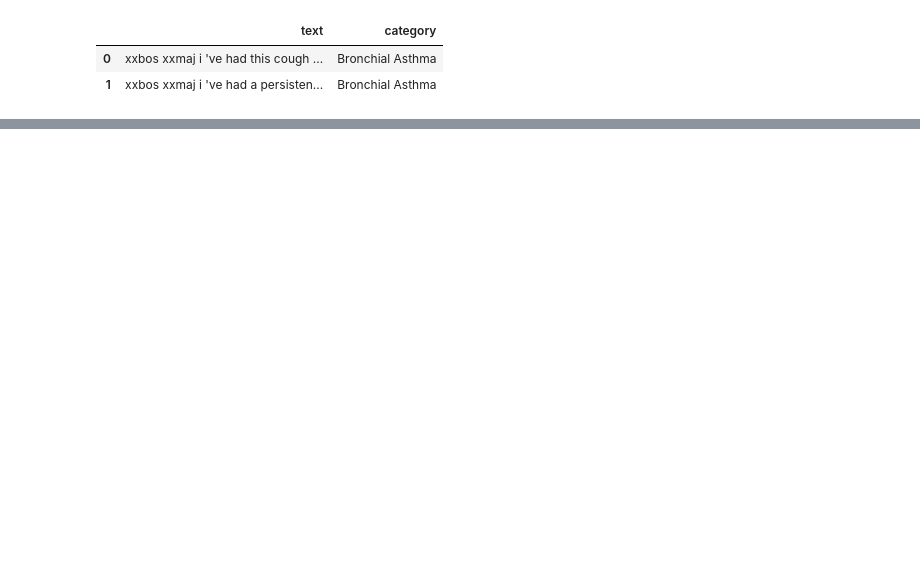
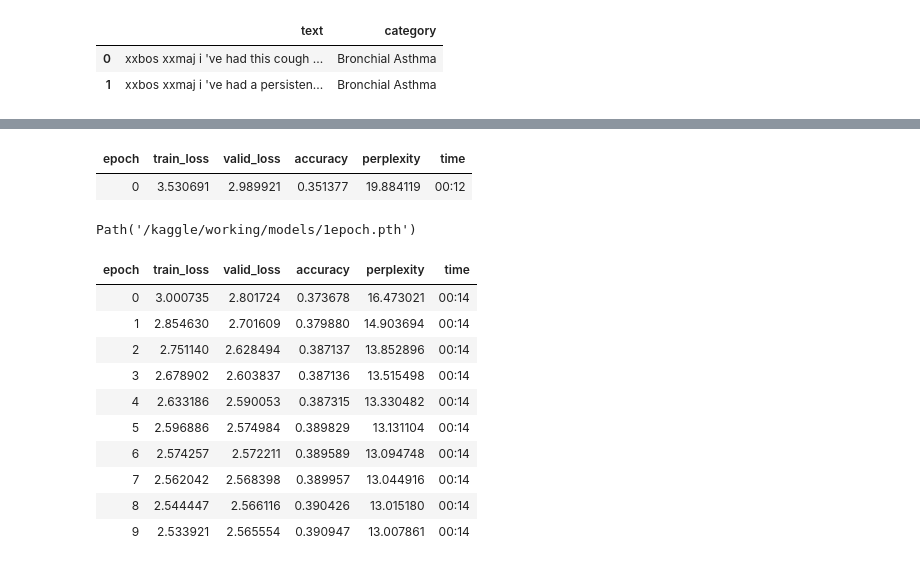
Before and after one commit to rubanzasilva/symptom_to_disease, a Jupyter notebook: symptom-disease.ipynb, the cells around one changed output, grey strips where cells are left out. Cells and saved outputs as stored; diff of their text form; code cells hidden in the pictures; blank space fills up the shorter version.

Commit message:
Kaggle Notebook | symptom_disease | Version 16

```diff
--- a/symptom-disease.ipynb
+++ b/symptom-disease.ipynb
@@ -494,0 +567,7 @@ dls.show_batch(max_n=2)
+# %%
+learn = language_model_learner(dls_lm, AWD_LSTM, metrics=[accuracy, Perplexity()], path=path_lm, wd=0.1).to_fp16()
+# %%
+learn.fit_one_cycle(1, 1e-2)
+# %% [output]
+| epoch | train_loss | valid_loss | accuracy | perplexity | time |
+| 0 | 3.530691 | 2.989921 | 0.351377 | 19.884119 | 00:12 |
@@ -494,0 +576,30 @@ dls.show_batch(max_n=2)
+# %%
+import os
+
+# Create a directory to save the model
+os.makedirs('/kaggle/working/models', exist_ok=True)
+
+# Set the model directory for the learner
+learn.model_dir = '/kaggle/working/models'
+
+# Now save the model
+learn.save('1epoch')
+# %% [output]
+Path('/kaggle/working/models/1epoch.pth')
+# %%
+learn = learn.load('1epoch')
+# %%
+learn.unfreeze()
+learn.fit_one_cycle(10, 1e-3)
+# %% [output]
+| epoch | train_loss | valid_loss | accuracy | perplexity | time |
+| 0 | 3.000735 | 2.801724 | 0.373678 | 16.473021 | 00:14 |
+| 1 | 2.854630 | 2.701609 | 0.379880 | 14.903694 | 00:14 |
+| 2 | 2.751140 | 2.628494 | 0.387137 | 13.852896 | 00:14 |
+| 3 | 2.678902 | 2.603837 | 0.387136 | 13.515498 | 00:14 |
+| 4 | 2.633186 | 2.590053 | 0.387315 | 13.330482 | 00:14 |
+| 5 | 2.596886 | 2.574984 | 0.389829 | 13.131104 | 00:14 |
+| 6 | 2.574257 | 2.572211 | 0.389589 | 13.094748 | 00:14 |
+| 7 | 2.562042 | 2.568398 | 0.389957 | 13.044916 | 00:14 |
+| 8 | 2.544447 | 2.566116 | 0.390426 | 13.015180 | 00:14 |
+| 9 | 2.533921 | 2.565554 | 0.390947 | 13.007861 | 00:14 |
```
Also changed, not shown: parts of 45 cells of this notebook.
